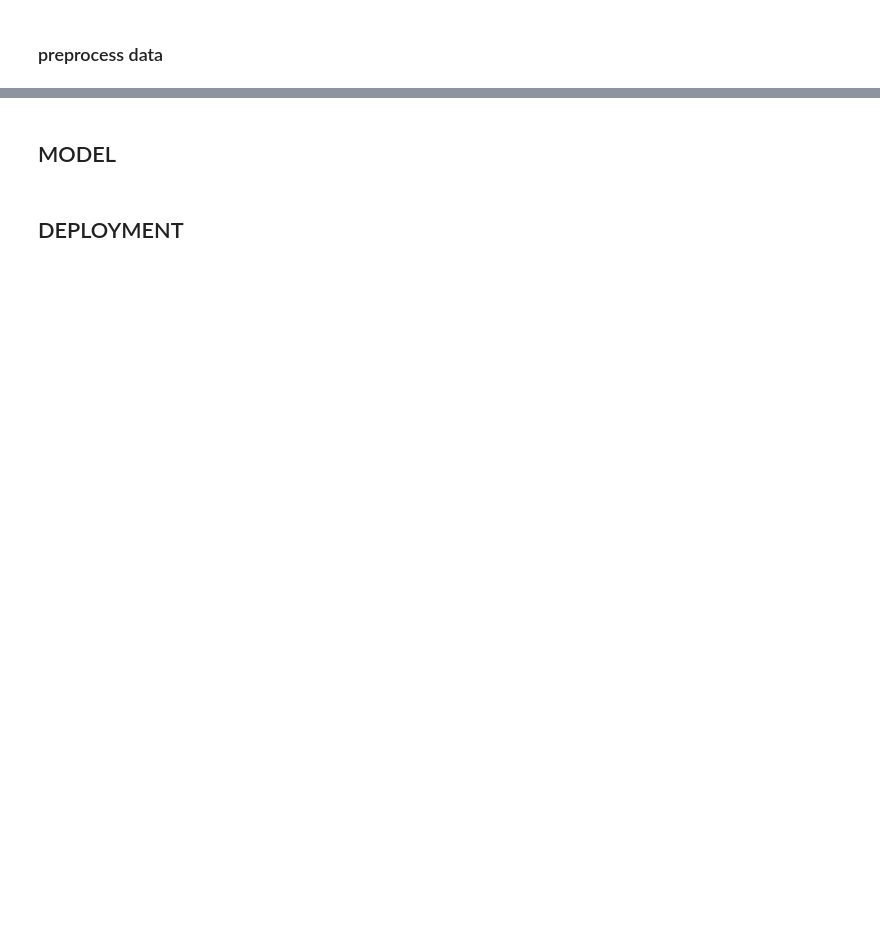
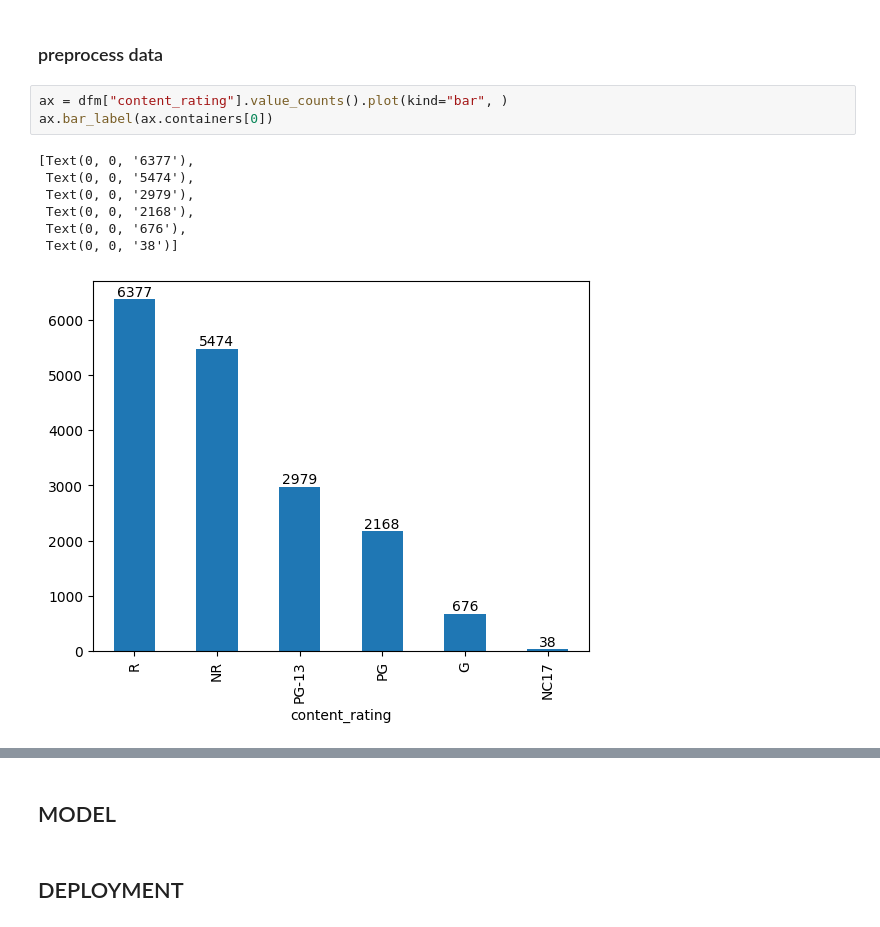
Before and after one commit to Friend09/strata-rotten-tomatoes-classification, a Jupyter notebook: practise_notebook_1st_approach.ipynb, the cells around one changed output, grey strips where cells are left out. Drawn from its saved outputs; the diff is of its cells as text; blank space fills up the shorter version.

```diff
--- a/practise_notebook_1st_approach.ipynb
+++ b/practise_notebook_1st_approach.ipynb
@@ -113,2 +141,13 @@ list(dfm.columns.values)
 # %% [markdown]
 ### preprocess data
+# %%
+ax = dfm["content_rating"].value_counts().plot(kind="bar", )
+ax.bar_label(ax.containers[0])
+# %% [output]
+[Text(0, 0, '6377'),
+ Text(0, 0, '5474'),
+ Text(0, 0, '2979'),
+ Text(0, 0, '2168'),
+ Text(0, 0, '676'),
+ Text(0, 0, '38')]
+[figure, added]
```
Also changed, not shown: parts of 4 cells of this notebook.
